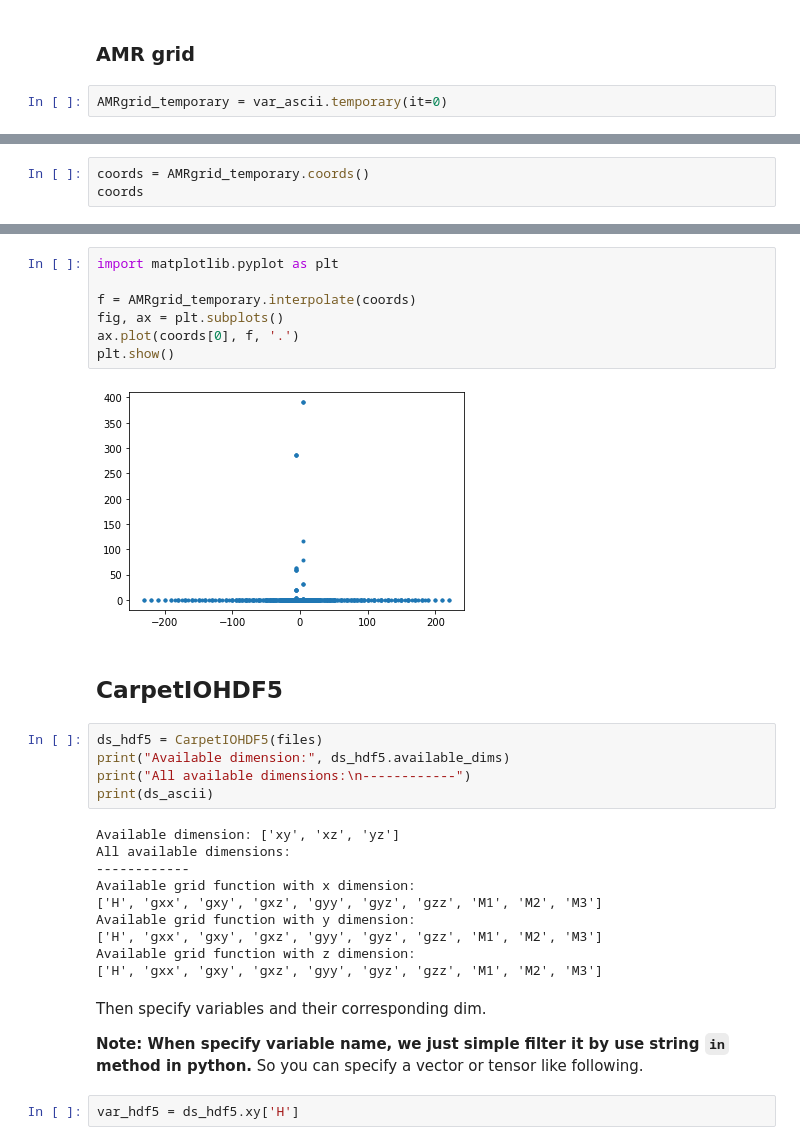
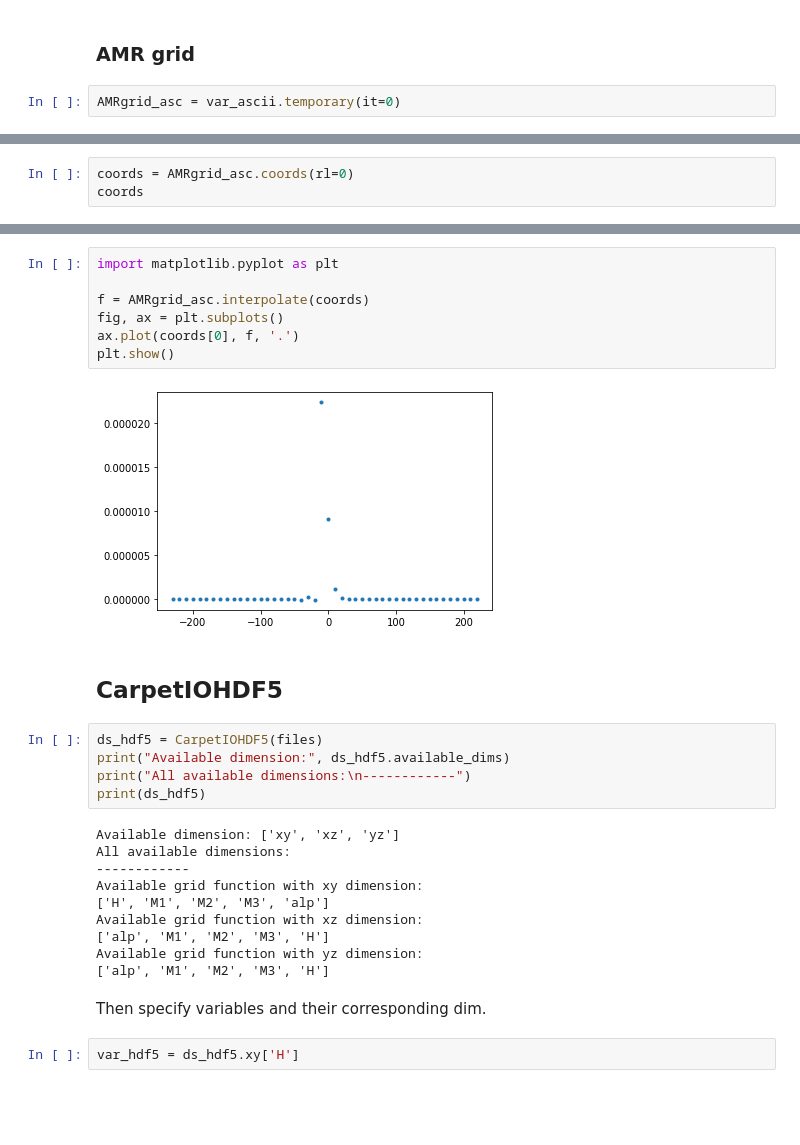
Before and after one commit to YuLiumt/CactusTool, a Jupyter notebook: docs/source/Tutorial/Carpet.ipynb, the cells around one changed output, grey strips where cells are left out. Cells and saved outputs as stored; diff of their text form; blank space fills up the shorter version.

```diff
--- a/docs/source/Tutorial/Carpet.ipynb
+++ b/docs/source/Tutorial/Carpet.ipynb
@@ -170,5 +170,5 @@ Length: 70, dtype: float64
 # %% [markdown]
 ### AMR grid
 # %%
-AMRgrid_temporary = var_ascii.temporary(it=0)
+AMRgrid_asc = var_ascii.temporary(it=0)
 # %%
@@ -182,6 +182,6 @@ AMRgrid_temporary.hierarchy
  5: [0, 2, 4, 6, 8, 10, 12, 14, 16, 18],
  6: [0, 2, 4, 6, 9, 12, 15, 18]}
 # %%
-coords = AMRgrid_temporary.coords()
+coords = AMRgrid_asc.coords(rl=0)
 coords
 # %% [output]
@@ -205,33 +194,31 @@ coords
 # %%
 import matplotlib.pyplot as plt
 
-f = AMRgrid_temporary.interpolate(coords)
+f = AMRgrid_asc.interpolate(coords)
 fig, ax = plt.subplots()
 ax.plot(coords[0], f, '.')
 plt.show()
 # %% [output]
-[figure, old version]
+[figure, new version]
 # %% [markdown]
 ## CarpetIOHDF5
 # %%
 ds_hdf5 = CarpetIOHDF5(files)
 print("Available dimension:", ds_hdf5.available_dims)
 print("All available dimensions:\n------------")
-print(ds_ascii)
+print(ds_hdf5)
 # %% [output]
 Available dimension: ['xy', 'xz', 'yz']
 All available dimensions:
 ------------
-Available grid function with x dimension:
-['H', 'gxx', 'gxy', 'gxz', 'gyy', 'gyz', 'gzz', 'M1', 'M2', 'M3']
-Available grid function with y dimension:
-['H', 'gxx', 'gxy', 'gxz', 'gyy', 'gyz', 'gzz', 'M1', 'M2', 'M3']
-Available grid function with z dimension:
-['H', 'gxx', 'gxy', 'gxz', 'gyy', 'gyz', 'gzz', 'M1', 'M2', 'M3']
+Available grid function with xy dimension:
+['H', 'M1', 'M2', 'M3', 'alp']
+Available grid function with xz dimension:
+['alp', 'M1', 'M2', 'M3', 'H']
+Available grid function with yz dimension:
+['alp', 'M1', 'M2', 'M3', 'H']
-# %% [markdown]
-Then specify variables and their corresponding dim.
-
-**Note: When specify variable name, we just simple filter it by use string `in` method in python.** So you can specify a vector or tensor like following.
+# %% [markdown]
+Then specify variables and their corresponding dim.
 # %%
 var_hdf5 = ds_hdf5.xy['H']
 # %% [markdown]
```
Also changed, not shown: parts of 13 cells of this notebook, 11 other files.
